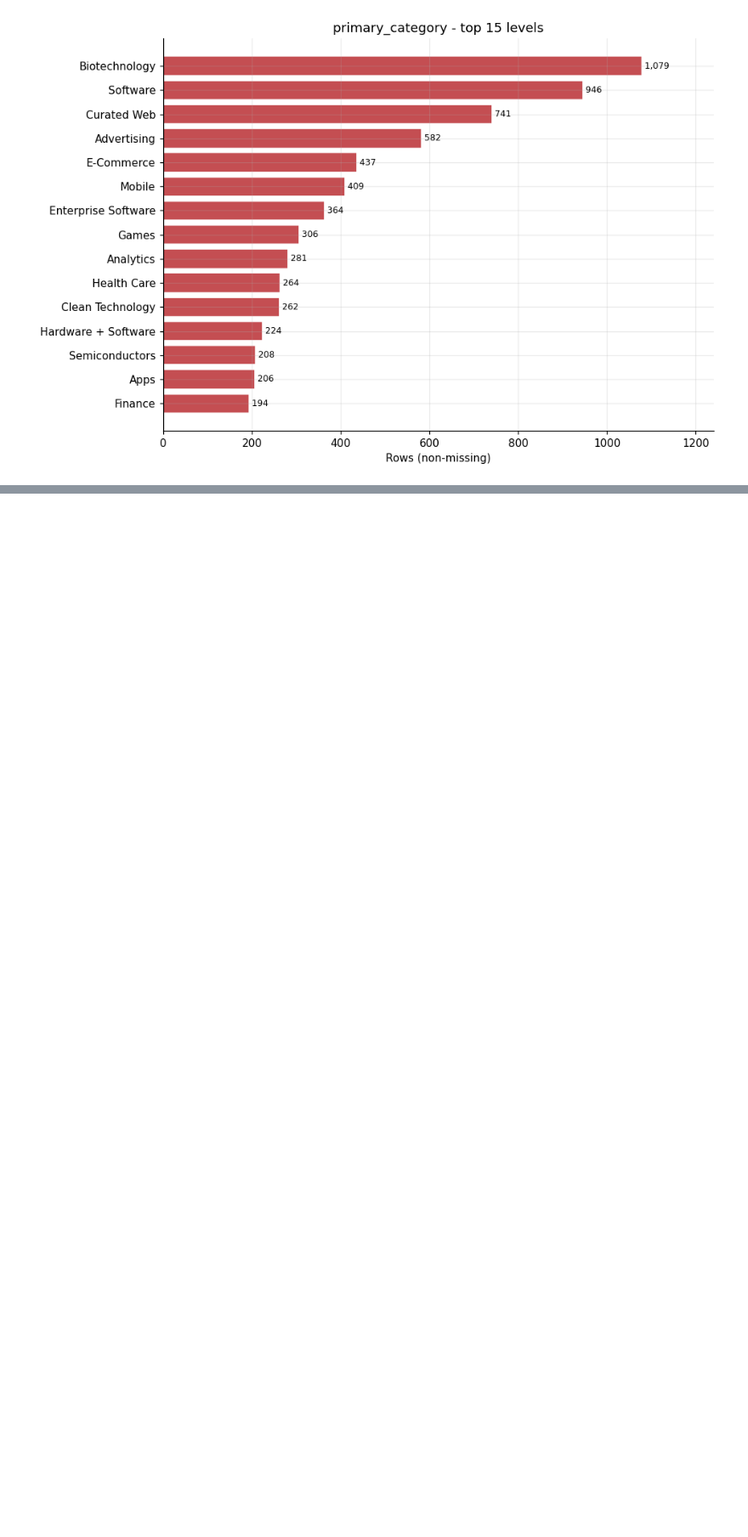
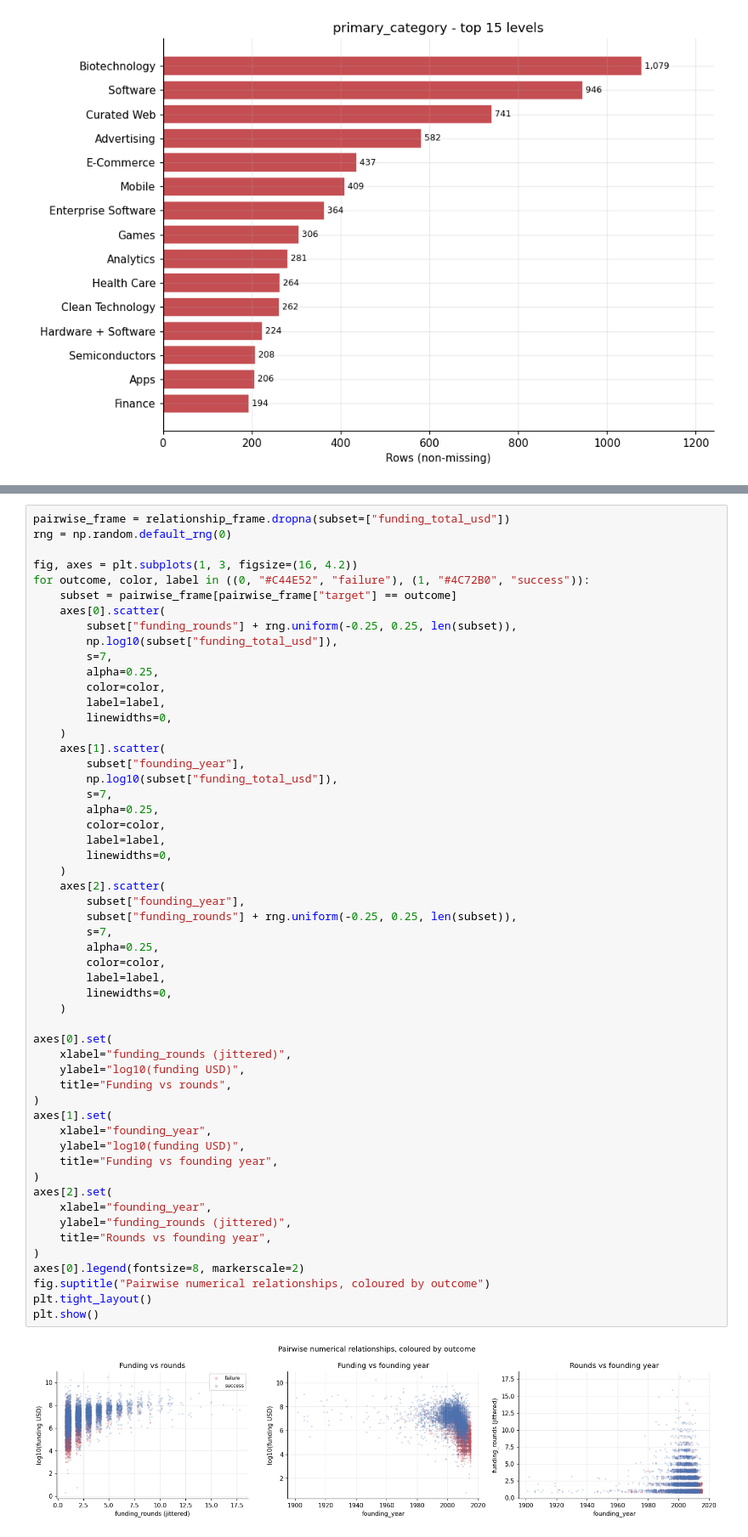
Before and after one commit to saciAb-ai/startup-success-prediction, a Jupyter notebook: notebooks/01_eda.ipynb, the cells around one changed output, grey strips where cells are left out. Shown at 85% size. Saved outputs shown, nothing was run; the diff lists cells and outputs as text; blank space fills up the shorter version.

```diff
--- a/notebooks/01_eda.ipynb
+++ b/notebooks/01_eda.ipynb
@@ -1113,0 +1281,56 @@ plot_top_categories(
+# %%
+pairwise_frame = relationship_frame.dropna(subset=["funding_total_usd"])
+rng = np.random.default_rng(0)
+
+fig, axes = plt.subplots(1, 3, figsize=(16, 4.2))
+for outcome, color, label in ((0, "#C44E52", "failure"), (1, "#4C72B0", "success")):
+    subset = pairwise_frame[pairwise_frame["target"] == outcome]
+    axes[0].scatter(
+        subset["funding_rounds"] + rng.uniform(-0.25, 0.25, len(subset)),
+        np.log10(subset["funding_total_usd"]),
+        s=7,
+        alpha=0.25,
+        color=color,
+        label=label,
+        linewidths=0,
+    )
+    axes[1].scatter(
+        subset["founding_year"],
+        np.log10(subset["funding_total_usd"]),
+        s=7,
+        alpha=0.25,
+        color=color,
+        label=label,
+        linewidths=0,
+    )
+    axes[2].scatter(
+        subset["founding_year"],
+        subset["funding_rounds"] + rng.uniform(-0.25, 0.25, len(subset)),
+        s=7,
+        alpha=0.25,
+        color=color,
+        label=label,
+        linewidths=0,
+    )
+
+axes[0].set(
+    xlabel="funding_rounds (jittered)",
+    ylabel="log10(funding USD)",
+    title="Funding vs rounds",
+)
+axes[1].set(
+    xlabel="founding_year",
+    ylabel="log10(funding USD)",
+    title="Funding vs founding year",
+)
+axes[2].set(
+    xlabel="founding_year",
+    ylabel="funding_rounds (jittered)",
+    title="Rounds vs founding year",
+)
+axes[0].legend(fontsize=8, markerscale=2)
+fig.suptitle("Pairwise numerical relationships, coloured by outcome")
+plt.tight_layout()
+plt.show()
+# %% [output]
+[figure, added]
```
Also changed, not shown: parts of 33 cells of this notebook, 1 other file.
